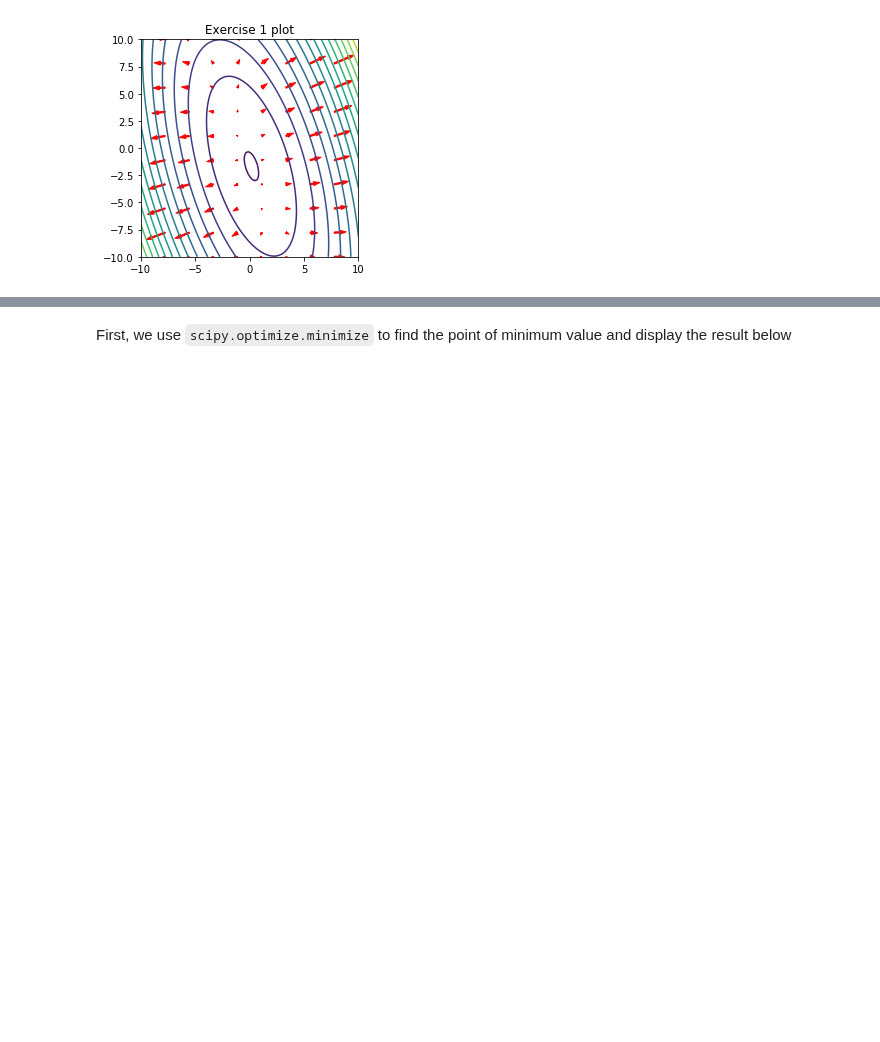
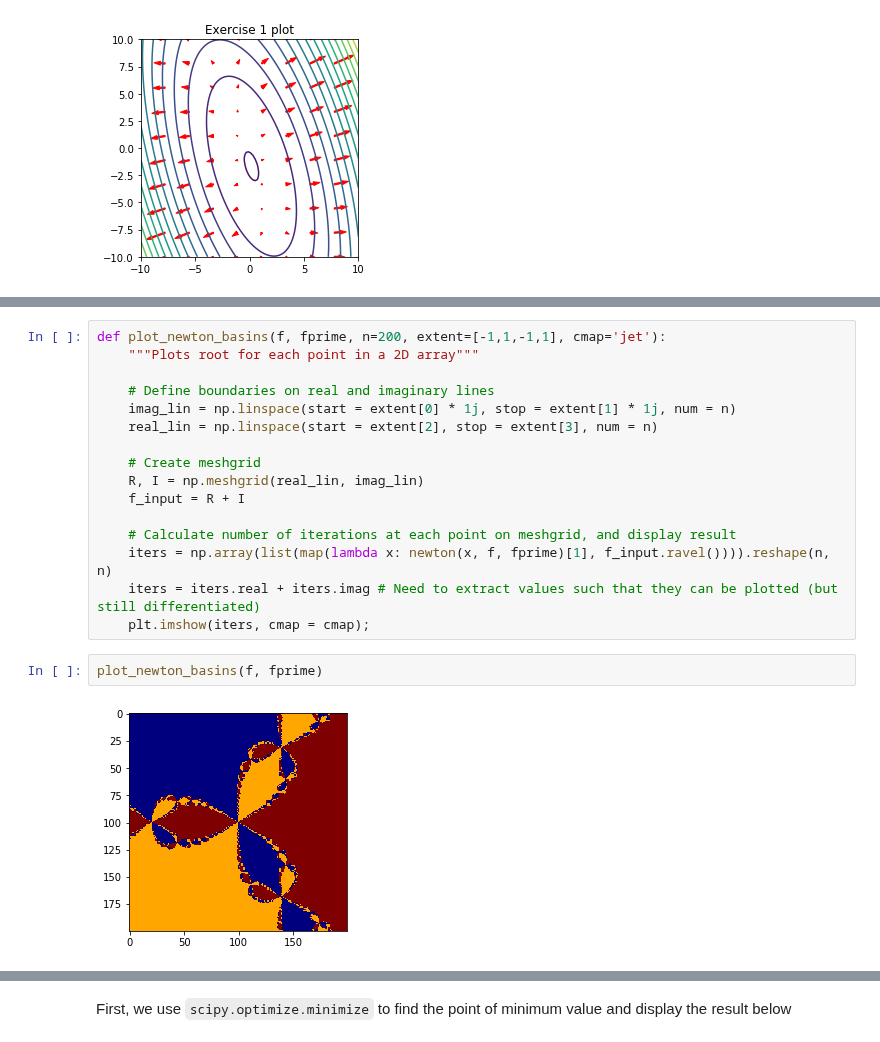
Before and after one commit to robkravec/sta-663-2021, a Jupyter notebook: notebooks/copies/homework/Homework09.ipynb, the cells around one changed output, grey strips where cells are left out. Drawn from its saved outputs; the diff is of its cells as text; blank space fills up the shorter version.

```diff
--- a/notebooks/copies/homework/Homework09.ipynb
+++ b/notebooks/copies/homework/Homework09.ipynb
@@ -118,3 +174,23 @@ Write the following two plotting functions to see some (pretty) aspects of Newto
+# %%
+def plot_newton_basins(f, fprime, n=200, extent=[-1,1,-1,1], cmap='jet'):
+    """Plots root for each point in a 2D array"""
+
+    # Define boundaries on real and imaginary lines
+    imag_lin = np.linspace(start = extent[0] * 1j, stop = extent[1] * 1j, num = n)
+    real_lin = np.linspace(start = extent[2], stop = extent[3], num = n)
+
+    # Create meshgrid
+    R, I = np.meshgrid(real_lin, imag_lin)
+    f_input = R + I
+
+    # Calculate number of iterations at each point on meshgrid, and display result
+    iters = np.array(list(map(lambda x: newton(x, f, fprime)[1], f_input.ravel()))).reshape(n, n)
+    iters = iters.real + iters.imag # Need to extract values such that they can be plotted (but still differentiated)
+    plt.imshow(iters, cmap = cmap);
+# %%
+plot_newton_basins(f, fprime)
+# %% [output]
+[figure, added]
 # %% [markdown]
 **3**. (20 points)
 
```
Also changed, not shown: parts of 9 cells of this notebook.
